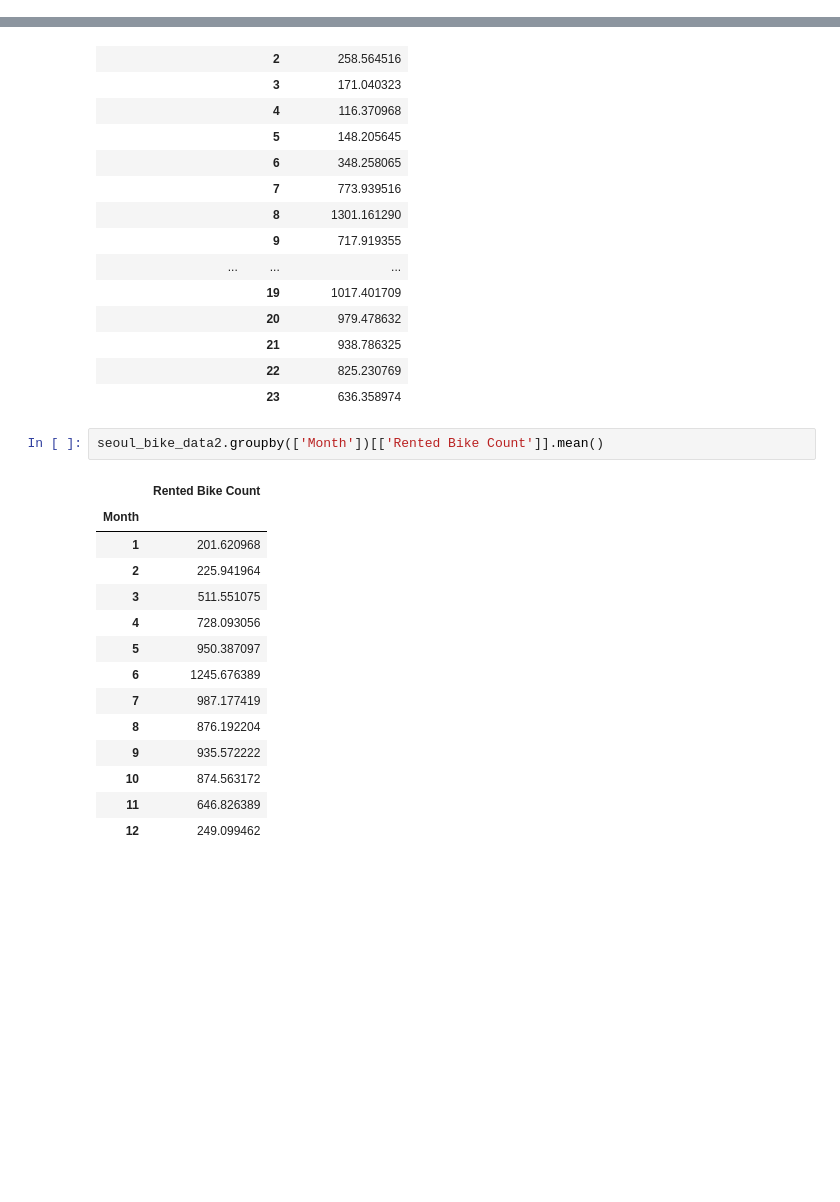
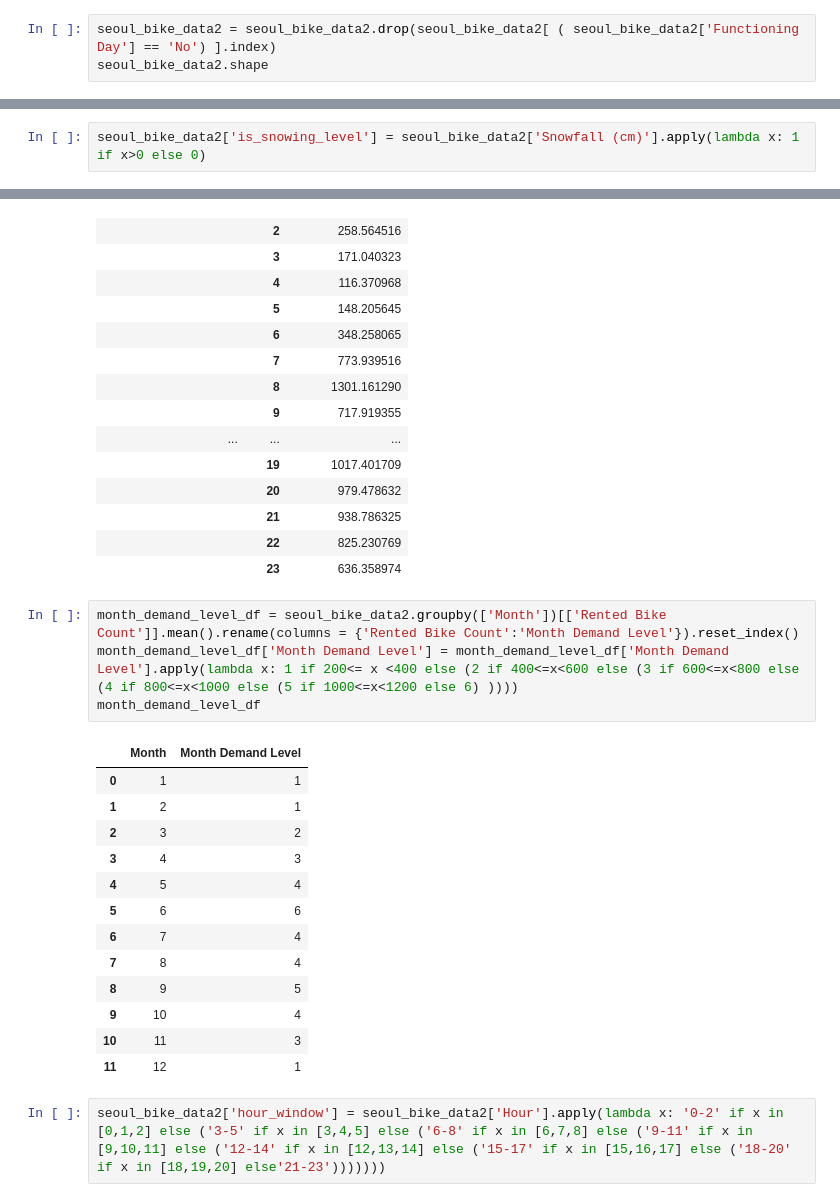
Before and after one commit to Abhi-nav0506/Capstone-Project---Bike-Sharing-Demand-Prediction--, a Jupyter notebook: Bike_Sharing_Demand_Prediction_Capstone_Project.ipynb, the cells around one changed output, grey strips where cells are left out. Drawn from its saved outputs; the diff is of its cells as text; blank space fills up the shorter version.

```diff
--- a/Bike_Sharing_Demand_Prediction_Capstone_Project.ipynb
+++ b/Bike_Sharing_Demand_Prediction_Capstone_Project.ipynb
@@ -518,3 +519,6 @@ Warnings:
 strong multicollinearity problems or that the design matrix is singular.
 # %%
 seoul_bike_data2 = seoul_bike_data.copy()
+# %%
+seoul_bike_data2 = seoul_bike_data2.drop(seoul_bike_data2[ ( seoul_bike_data2['Functioning Day'] == 'No') ].index)
+seoul_bike_data2.shape
@@ -548,6 +554,8 @@ def is_weekend_or_holiday1(x):
 # %%
 seoul_bike_data2['is_weekend_or_holiday'] = seoul_bike_data2['Weekday'].apply(is_weekend_or_holiday1)
 seoul_bike_data2['is_weekend_or_holiday'] = np.where(seoul_bike_data2['Holiday'] == 'Holiday', 1,seoul_bike_data2['is_weekend_or_holiday'])
+# %%
+seoul_bike_data2['is_snowing_level'] = seoul_bike_data2['Snowfall (cm)'].apply(lambda x: 1 if x>0 else 0)
 # %%
 seoul_bike_data2
 # %% [output]
@@ -587,20 +615,23 @@ rented_bike_count_hourly_mean_df
 |  | 21 | 938.786325 |
 |  | 22 | 825.230769 |
 |  | 23 | 636.358974 |
-# %%
-seoul_bike_data2.groupby(['Month'])[['Rented Bike Count']].mean()
-# %% [output]
-|  | Rented Bike Count |
-| Month |  |
-| 1 | 201.620968 |
-| 2 | 225.941964 |
-| 3 | 511.551075 |
-| 4 | 728.093056 |
-| 5 | 950.387097 |
-| 6 | 1245.676389 |
-| 7 | 987.177419 |
-| 8 | 876.192204 |
-| 9 | 935.572222 |
-| 10 | 874.563172 |
-| 11 | 646.826389 |
-| 12 | 249.099462 |
+# %%
+month_demand_level_df = seoul_bike_data2.groupby(['Month'])[['Rented Bike Count']].mean().rename(columns = {'Rented Bike Count':'Month Demand Level'}).reset_index()
+month_demand_level_df['Month Demand Level'] = month_demand_level_df['Month Demand Level'].apply(lambda x: 1 if 200<= x <400 else (2 if 400<=x<600 else (3 if 600<=x<800 else (4 if 800<=x<1000 else (5 if 1000<=x<1200 else 6) ))))
+month_demand_level_df
+# %% [output]
+|  | Month | Month Demand Level |
+| 0 | 1 | 1 |
+| 1 | 2 | 1 |
+| 2 | 3 | 2 |
+| 3 | 4 | 3 |
+| 4 | 5 | 4 |
+| 5 | 6 | 6 |
+| 6 | 7 | 4 |
+| 7 | 8 | 4 |
+| 8 | 9 | 5 |
+| 9 | 10 | 4 |
+| 10 | 11 | 3 |
+| 11 | 12 | 1 |
+# %%
+seoul_bike_data2['hour_window'] = seoul_bike_data2['Hour'].apply(lambda x: '0-2' if x in [0,1,2] else ('3-5' if x in [3,4,5] else ('6-8' if x in [6,7,8] else ('9-11' if x in [9,10,11] else ('12-14' if x in [12,13,14] else ('15-17' if x in [15,16,17] else ('18-20' if x in [18,19,20] else'21-23')))))))
```
Also changed, not shown: parts of 21 cells of this notebook.
